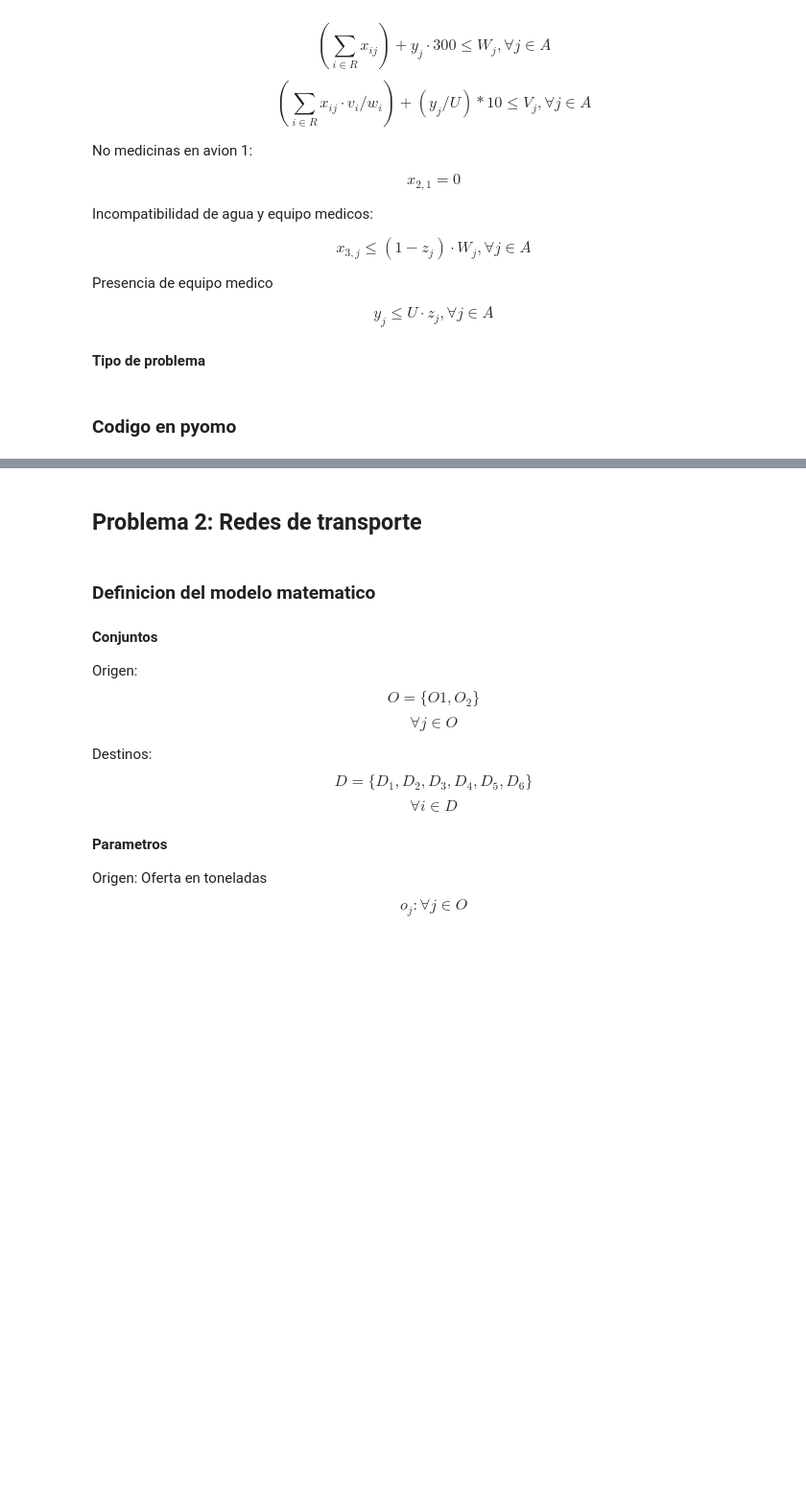
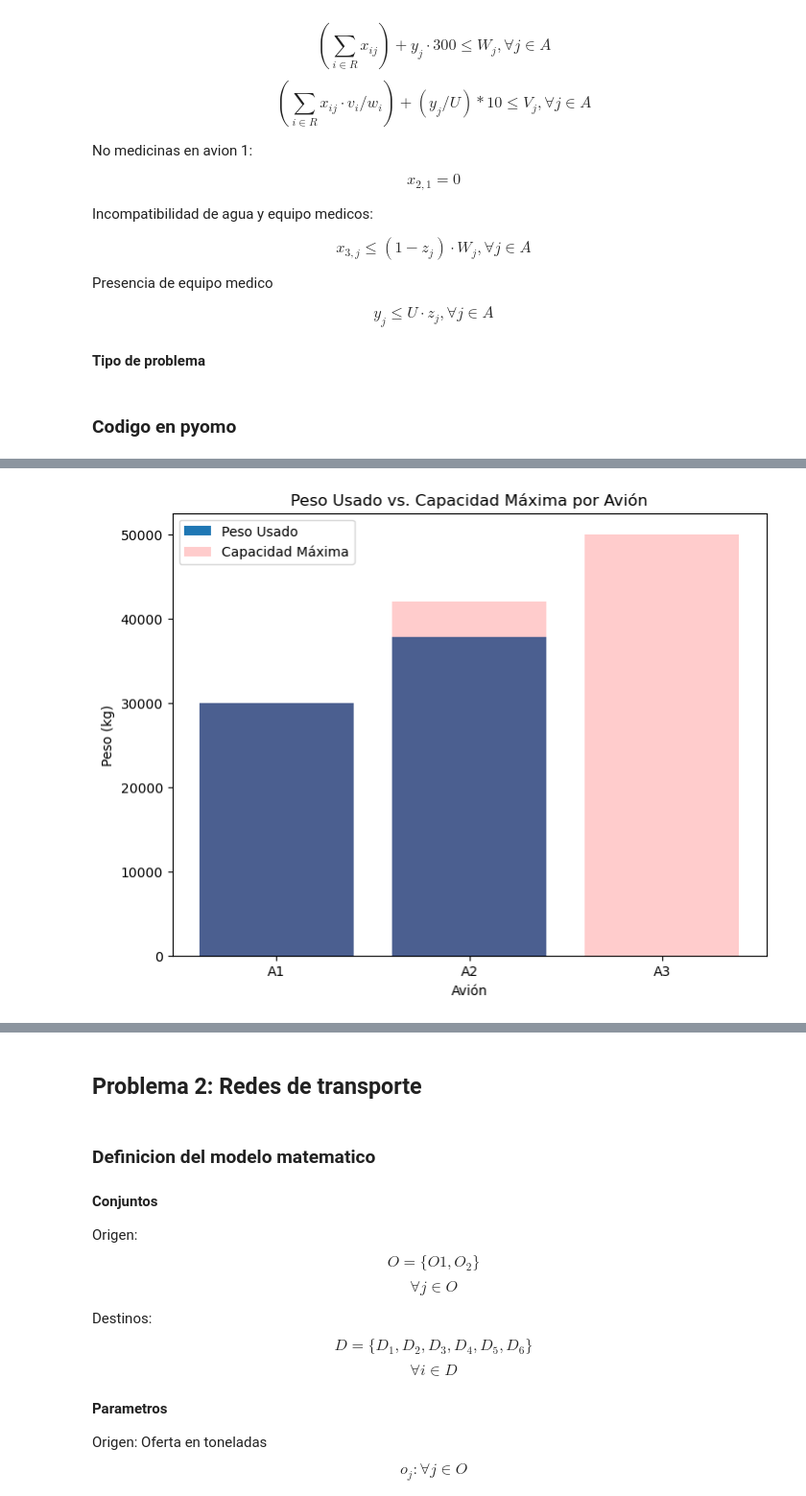
Before and after one commit to SamuelHernandez5/MOS-Actividades, a Jupyter notebook: Labs/Lab2/Punto_1_2.ipynb, the cells around one changed output, grey strips where cells are left out. Shown at 96% size. Drawn from its saved outputs; the diff is of its cells as text; code cells hidden in the pictures; blank space fills up the shorter version.

Commit message:
Visualizacion punto 1

```diff
--- a/Labs/Lab2/Punto_1_2.ipynb
+++ b/Labs/Lab2/Punto_1_2.ipynb
@@ -166,12 +167,5 @@ for j in model.A:
 # Solucionarlo
 solver = SolverFactory('glpk')
 solver.solve(model)
-
-
-for v in model.component_objects(Var, active=True):
-    print(f'{v}: {list(v.get_values().items())}')
-
-for i in model.R:
-    for j in model.A:
-        print(f"x[{i}, {j}] = {model.x[i, j].value}")
+print(model.obj())
 # %% [output]
@@ -308,0 +190,12 @@ plt.show()
+# %%
+# Mostrar la asignación de recursos por avión
+table_data = []
+for j in model.A:
+    row = [j,
+           ', '.join(asignacion_aviones[j]['Recursos']),
+           asignacion_aviones[j]['Peso Usado'],
+           asignacion_aviones[j]['Volumen Usado']]
+    table_data.append(row)
+
+headers = ["Avión", "Recursos Asignados", "Peso Usado (kg)", "Volumen Usado (m^3)"]
+print(tabulate(table_data, headers=headers, tablefmt="grid"))
@@ -308,0 +255,19 @@ plt.show()
+# %%
+# Datos para la gráfica de peso
+aviones_lista = ['A1','A2','A3']
+peso_max=[30000,42000,50000]
+peso_usado = [asignacion_aviones[j]['Peso Usado'] for j in aviones_lista]
+
+
+# Crear la gráfica de peso
+fig, ax = plt.subplots(figsize=(8, 6))
+ax.bar(aviones_lista, peso_usado, label='Peso Usado')
+ax.bar(aviones_lista, peso_max, alpha=0.2, label='Capacidad Máxima', color='red')
+
+ax.set_xlabel('Avión')
+ax.set_ylabel('Peso (kg)')
+ax.set_title('Peso Usado vs. Capacidad Máxima por Avión')
+ax.legend()
+plt.show()
+# %% [output]
+[figure, added]
```
Also changed, not shown: parts of 13 cells of this notebook.
